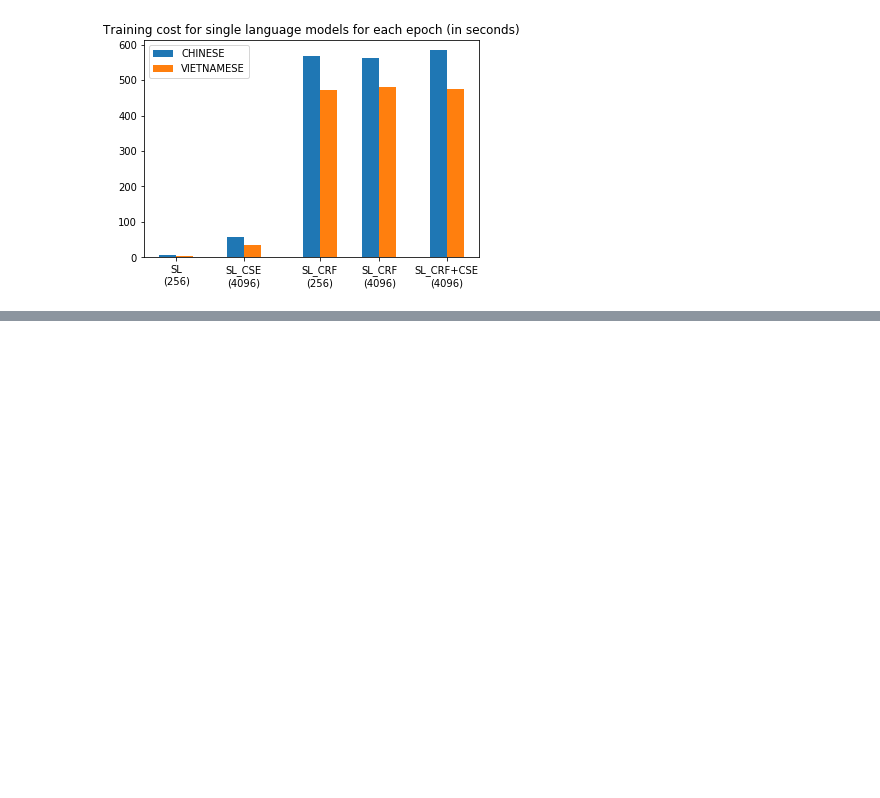
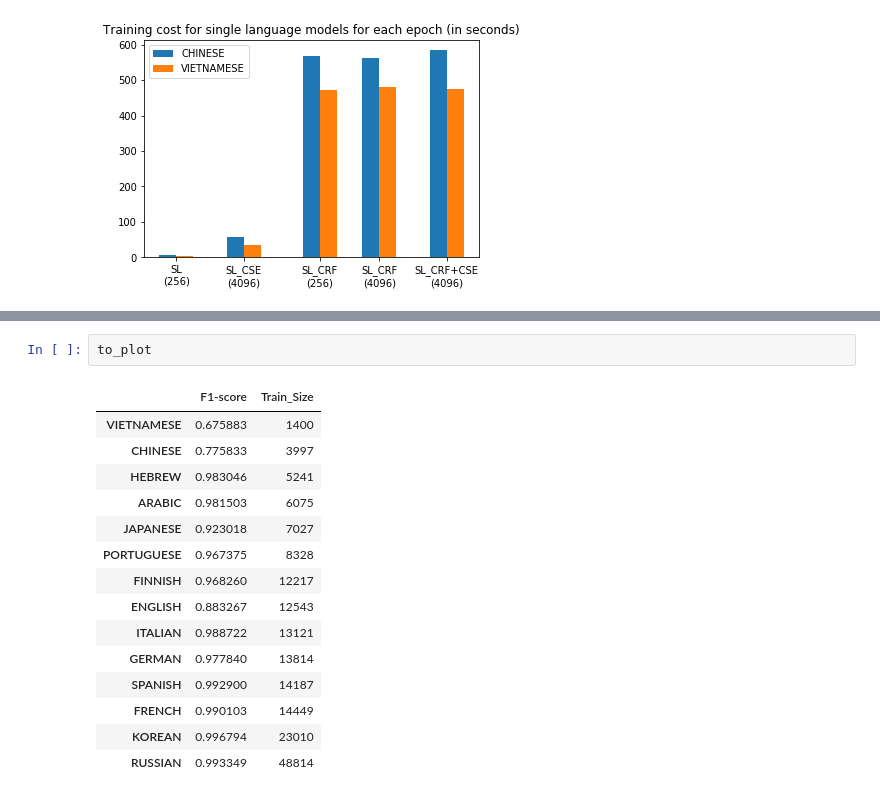
Before and after one commit to wuqi0704/MasterThesis_Tokenization, a Jupyter notebook: flair/plots.ipynb, the cells around one changed output, grey strips where cells are left out. Cells and saved outputs as stored; diff of their text form; blank space fills up the shorter version.

```diff
--- a/flair/plots.ipynb
+++ b/flair/plots.ipynb
@@ -508,0 +482,18 @@ plt.title('Training cost for single language models for each epoch (in seconds)'
+# %%
+to_plot
+# %% [output]
+|  | F1-score | Train_Size |
+| VIETNAMESE | 0.675883 | 1400 |
+| CHINESE | 0.775833 | 3997 |
+| HEBREW | 0.983046 | 5241 |
+| ARABIC | 0.981503 | 6075 |
+| JAPANESE | 0.923018 | 7027 |
+| PORTUGUESE | 0.967375 | 8328 |
+| FINNISH | 0.968260 | 12217 |
+| ENGLISH | 0.883267 | 12543 |
+| ITALIAN | 0.988722 | 13121 |
+| GERMAN | 0.977840 | 13814 |
+| SPANISH | 0.992900 | 14187 |
+| FRENCH | 0.990103 | 14449 |
+| KOREAN | 0.996794 | 23010 |
+| RUSSIAN | 0.993349 | 48814 |
```
Also changed, not shown: parts of 4 cells of this notebook, 2 other files.
